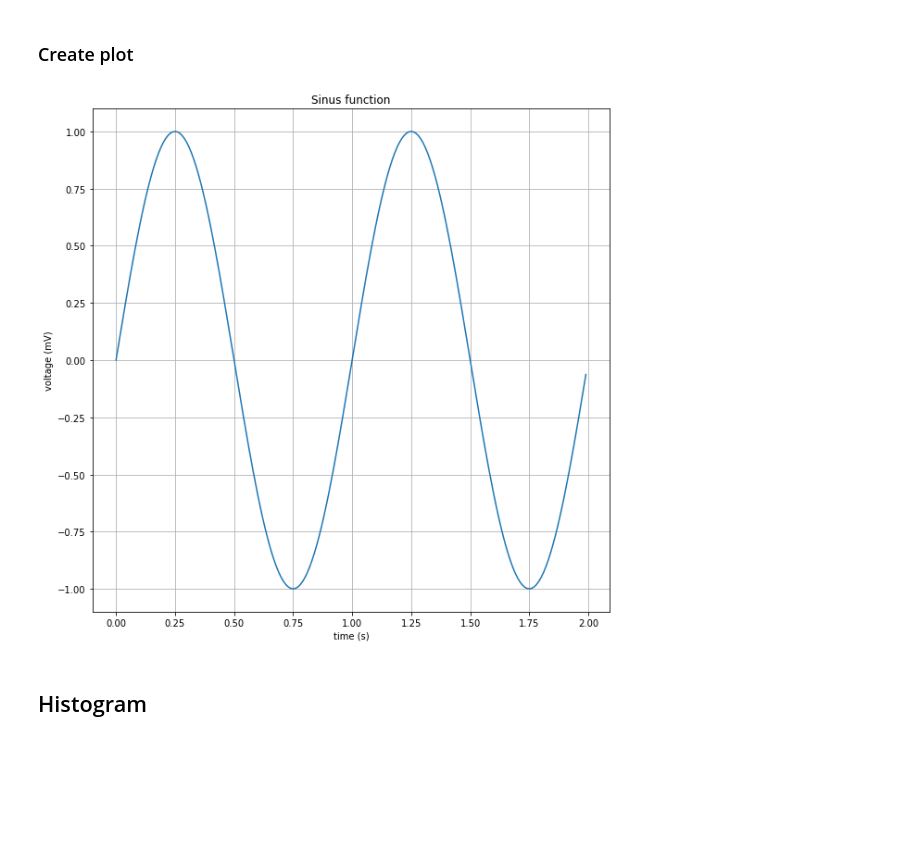
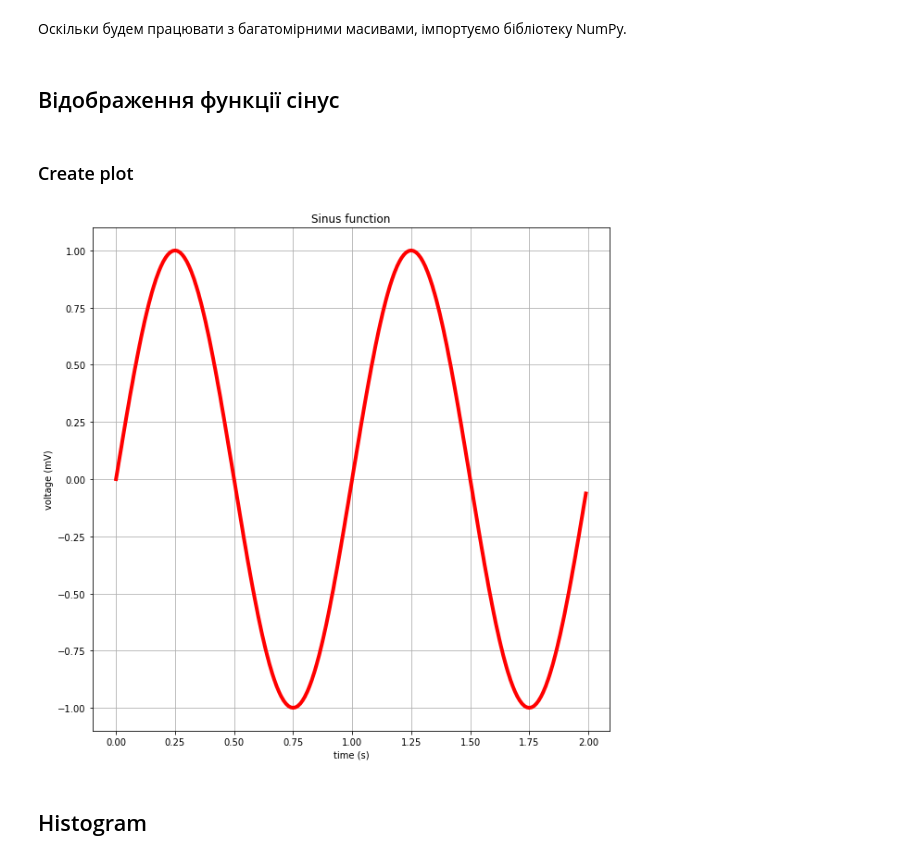
Before and after one commit to SVS97/Intro-to-DIP, a Jupyter notebook: Matplotlib.ipynb, the cells around one changed output. Cells and saved outputs as stored; diff of their text form; code cells hidden in the pictures; blank space fills up the shorter version.

```diff
--- a/Matplotlib.ipynb
+++ b/Matplotlib.ipynb
@@ -11,0 +14,2 @@ import numpy as np
+# %% [markdown]
+Оскільки будем працювати з багатомірними масивами, імпортуємо бібліотеку NumPy.
@@ -12,3 +18,5 @@ import numpy as np
+# %% [markdown]
+## Відображення функції сінус
 # %%
 t = np.arange(0.0, 2.0, 0.01)
 s = np.sin(2 * np.pi * t)
@@ -16,15 +24,15 @@ s = np.sin(2 * np.pi * t)
 ### Create plot
 # %%
 fig, ax = plt.subplots(figsize=(10,10))
-ax.plot(t, s)
+ax.plot(t, s, c='r',linewidth=4.0)
 
 ax.set(xlabel='time (s)', ylabel='voltage (mV)', title='Sinus function')
 ax.grid()
 
 fig.savefig("test.png")
 plt.show()
 # %% [output]
-[figure, old version]
+[figure, new version]
 # %% [markdown]
 ## Histogram
 # %% [markdown]
```
Also changed, not shown: parts of 9 cells of this notebook.
